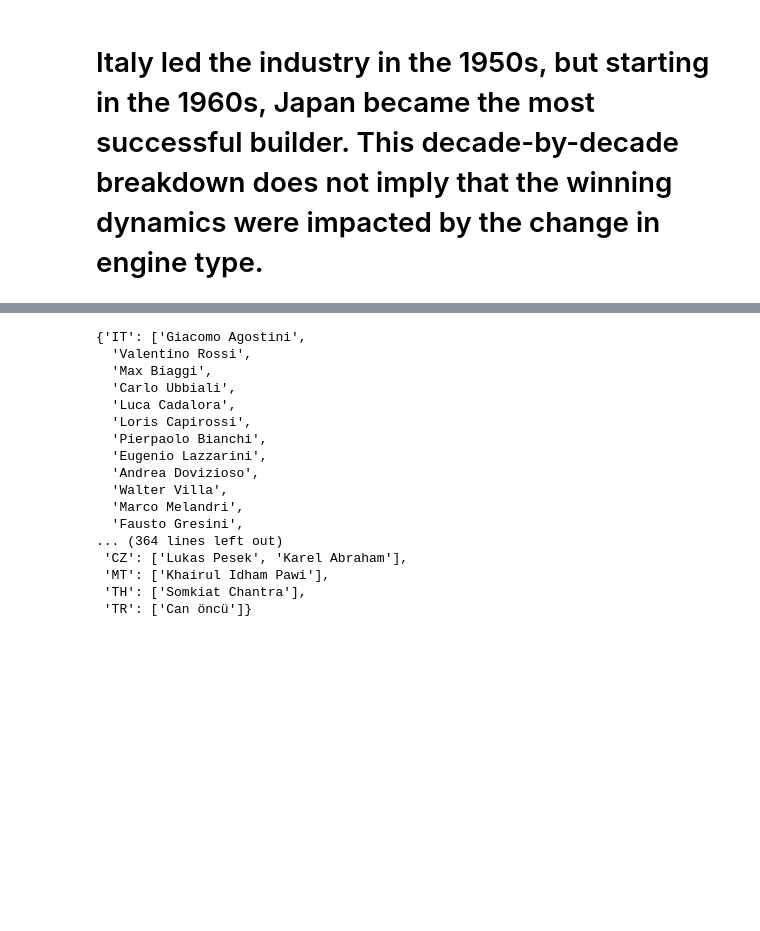
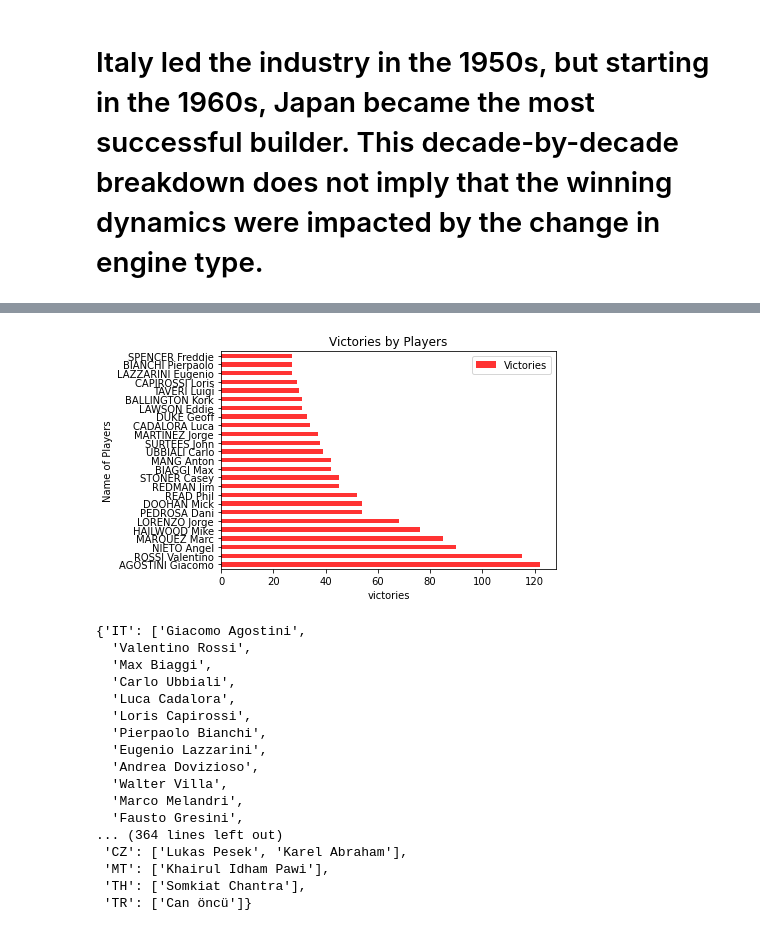
Before and after one commit to amalsalilan/which-nation-excels-in-the-MotoGP, a Jupyter notebook: Notebook.ipynb, the cells around one changed output, grey strips where cells are left out. Saved outputs shown, nothing was run; the diff lists cells and outputs as text; code cells hidden in the pictures; blank space fills up the shorter version.

Commit message:
ploted victories

```diff
--- a/Notebook.ipynb
+++ b/Notebook.ipynb
@@ -320,6 +320,11 @@ for i, row in pilot_positions.iterrows():
         pilot_nationalities[row["Country"]] = [row["Rider"]]
     else:
         pilot_nationalities[row["Country"]].append(row["Rider"])
+# %%
+pilot_info.head(25).plot.barh(x="Riders",y="Victories",color="red",alpha=0.80);plt.xlabel("victories");plt.ylabel("Name of Players");
+plt.title("Victories by Players");plt.show()
+# %% [output]
+[figure, added]
 # %%
 pilot_nationalities
 # %% [output]
```
Also changed, not shown: parts of 2 cells of this notebook.
